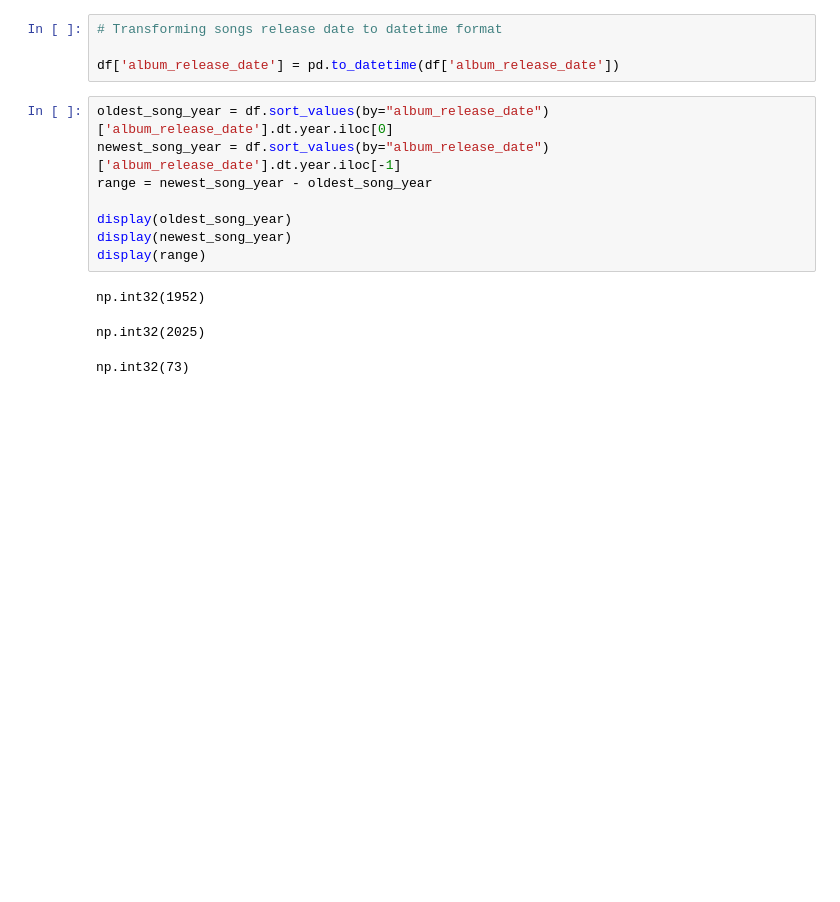
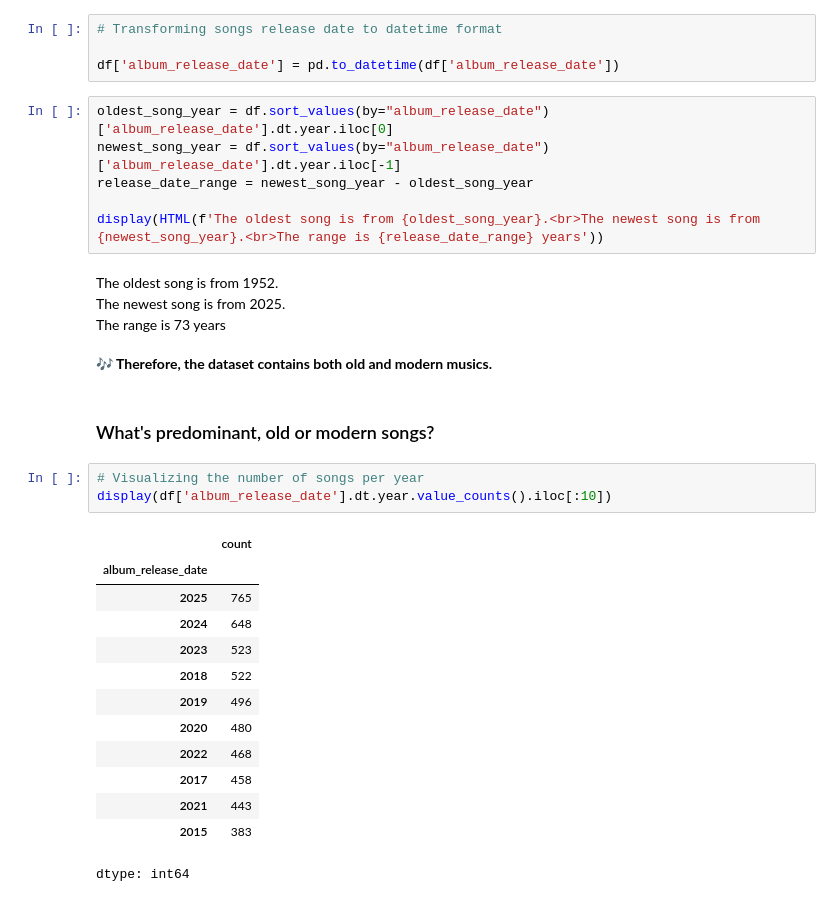
Before and after one commit to prokope/learning-data-science, a Jupyter notebook: eda.ipynb, the cells around one changed output. Saved outputs shown, nothing was run; the diff lists cells and outputs as text; blank space fills up the shorter version.

```diff
--- a/eda.ipynb
+++ b/eda.ipynb
@@ -35,12 +38,31 @@ df['album_release_date'] = pd.to_datetime(df['album_release_date'])
 # %%
 oldest_song_year = df.sort_values(by="album_release_date")['album_release_date'].dt.year.iloc[0]
 newest_song_year = df.sort_values(by="album_release_date")['album_release_date'].dt.year.iloc[-1]
-range = newest_song_year - oldest_song_year
+release_date_range = newest_song_year - oldest_song_year
 
-display(oldest_song_year)
-display(newest_song_year)
-display(range)
+display(HTML(f'The oldest song is from {oldest_song_year}.<br>The newest song is from {newest_song_year}.<br>The range is {release_date_range} years'))
 # %% [output]
-np.int32(1952)
-np.int32(2025)
-np.int32(73)
+The oldest song is from 1952.
+The newest song is from 2025.
+The range is 73 years
+# %% [markdown]
+**🎶 Therefore, the dataset contains both old and modern musics.**
+# %% [markdown]
+### What's predominant, old or modern songs?
+# %%
+# Visualizing the number of songs per year
+display(df['album_release_date'].dt.year.value_counts().iloc[:10])
+# %% [output]
+|  | count |
+| album_release_date |  |
+| 2025 | 765 |
+| 2024 | 648 |
+| 2023 | 523 |
+| 2018 | 522 |
+| 2019 | 496 |
+| 2020 | 480 |
+| 2022 | 468 |
+| 2017 | 458 |
+| 2021 | 443 |
+| 2015 | 383 |
+dtype: int64
```
Also changed, not shown: parts of 6 cells of this notebook.
